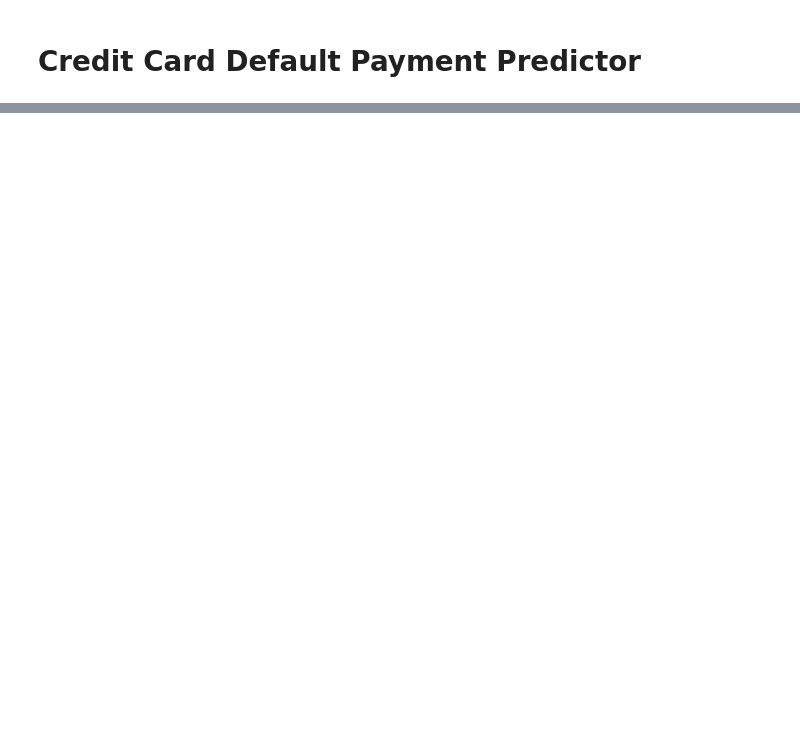
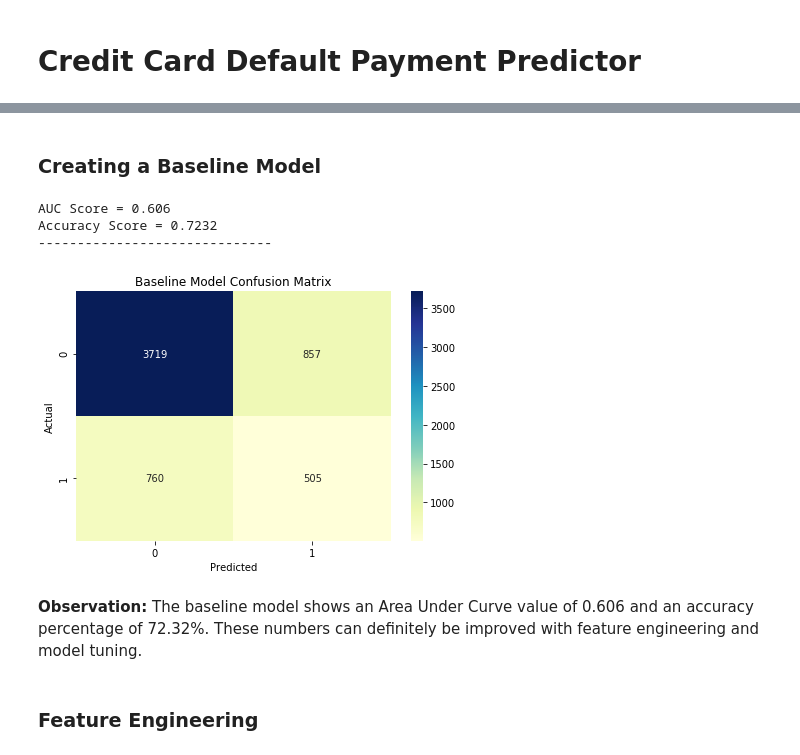
Before and after one commit to uclajsam/Credit_Card_Default_Predictor, a Jupyter notebook: Credit_Card_Default_Payment_Predictor.ipynb, the cells around one changed output, grey strips where cells are left out. Saved outputs shown, nothing was run; the diff lists cells and outputs as text; code cells hidden in the pictures; blank space fills up the shorter version.

```diff
--- a/Credit_Card_Default_Payment_Predictor.ipynb
+++ b/Credit_Card_Default_Payment_Predictor.ipynb
@@ -102,0 +364,2 @@ Name: pay_1, Length: 2759, dtype: int64
+# %% [markdown]
+### Creating a Baseline Model
@@ -102,0 +373,37 @@ Name: pay_1, Length: 2759, dtype: int64
+# %%
+# Creating a target dataframe
+credit_target_df = credit_df['default'].copy()
+
+# Creating a features dataframe
+credit_features_df = credit_df[credit_df.columns.tolist()[:-1]].copy()
+# %%
+# Creating the train/test
+x_train, x_test, y_train, y_test = train_test_split(credit_features_df, credit_target_df, test_size = 0.20,
+                                                    random_state = 8, shuffle = True)
+# %%
+#Training a Decision Tree Model with all features
+baseline_dt = DecisionTreeClassifier()
+baseline_dt.fit(x_train, y_train)
+baseline_dt_roc_auc = roc_auc_score(y_test, baseline_dt.predict(x_test))
+baseline_dt_accuracy = accuracy_score(y_test, baseline_dt.predict(x_test))
+print('AUC Score =', round(baseline_dt_roc_auc, 4))
+print('Accuracy Score =', round(baseline_dt_accuracy, 4))
+print('-'*30)
+
+# Displaying a confusion matrix
+confusion_matrix_baseline_dt = confusion_matrix(y_test, baseline_dt.predict(x_test))
+sns.heatmap(pd.DataFrame(confusion_matrix_baseline_dt), annot=True, cmap="YlGnBu", fmt='g')
+plt.tight_layout()
+plt.title('Baseline Model Confusion Matrix')
+plt.ylabel('Actual')
+plt.xlabel('Predicted')
+plt.show()
+# %% [output]
+AUC Score = 0.606
+Accuracy Score = 0.7232
+------------------------------
+[figure, added]
+# %% [markdown]
+**Observation:** The baseline model shows an Area Under Curve value of 0.606 and an accuracy percentage of 72.32%.  These numbers can definitely be improved with feature engineering and model tuning.
+# %% [markdown]
+### Feature Engineering
```
Also changed, not shown: parts of 55 cells of this notebook.
